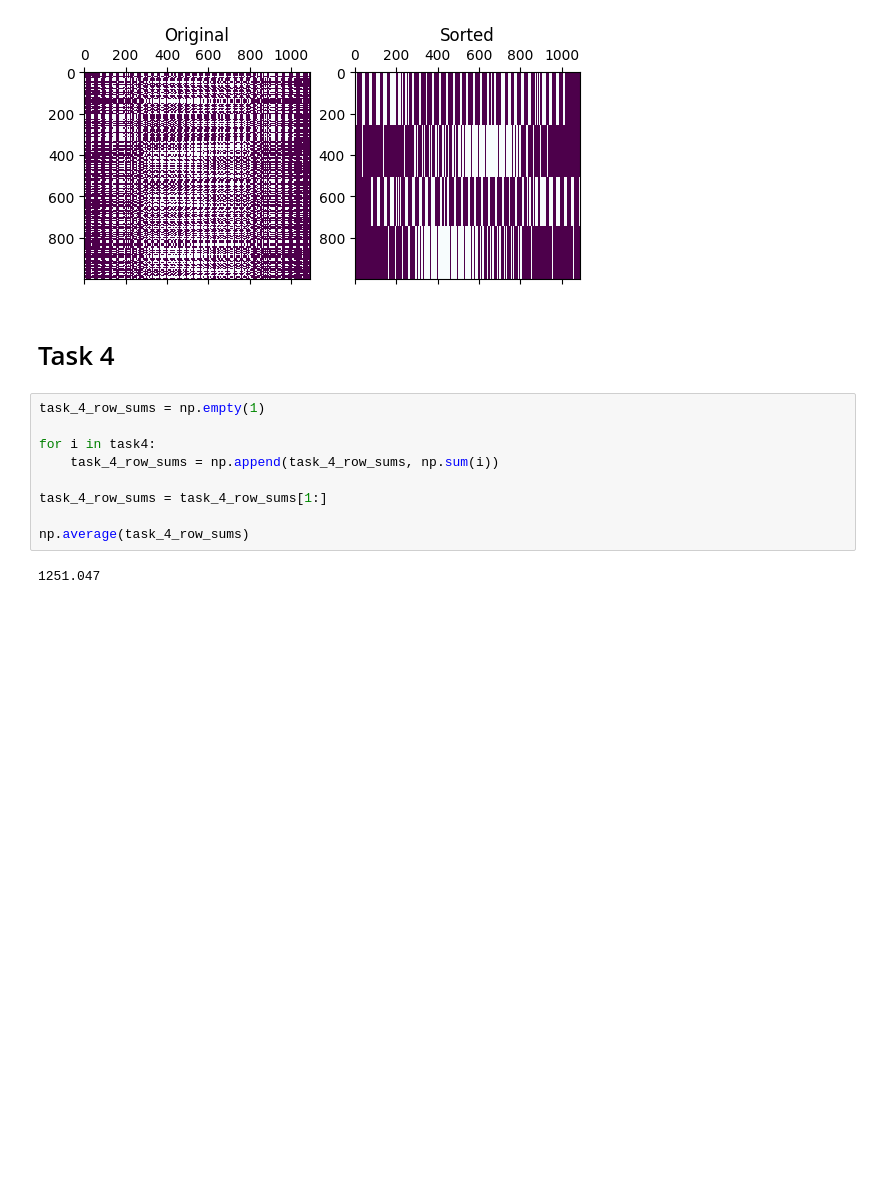
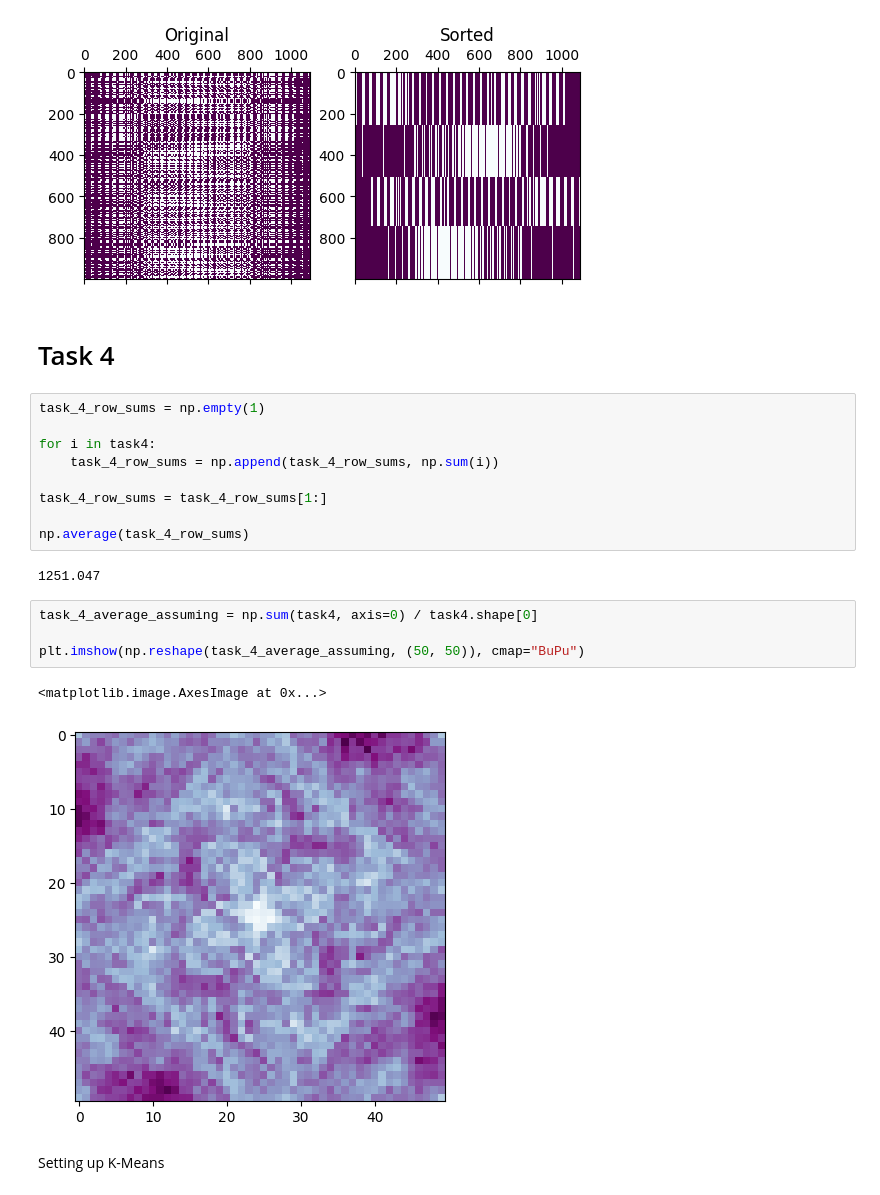
Before and after one commit to jtpotato/simc-2024, a Jupyter notebook: challenge_john_monash.ipynb, the cells around one changed output. Drawn from its saved outputs; the diff is of its cells as text; blank space fills up the shorter version.

Commit message:
part of task 4

```diff
--- a/challenge_john_monash.ipynb
+++ b/challenge_john_monash.ipynb
@@ -178,3 +178,12 @@ task_4_row_sums = task_4_row_sums[1:]
 np.average(task_4_row_sums)
 # %% [output]
 1251.047
+# %%
+task_4_average_assuming = np.sum(task4, axis=0) / task4.shape[0]
+
+plt.imshow(np.reshape(task_4_average_assuming, (50, 50)), cmap="BuPu")
+# %% [output]
+<matplotlib.image.AxesImage at 0x...>
+[figure, added]
+# %% [markdown]
+Setting up K-Means
```
